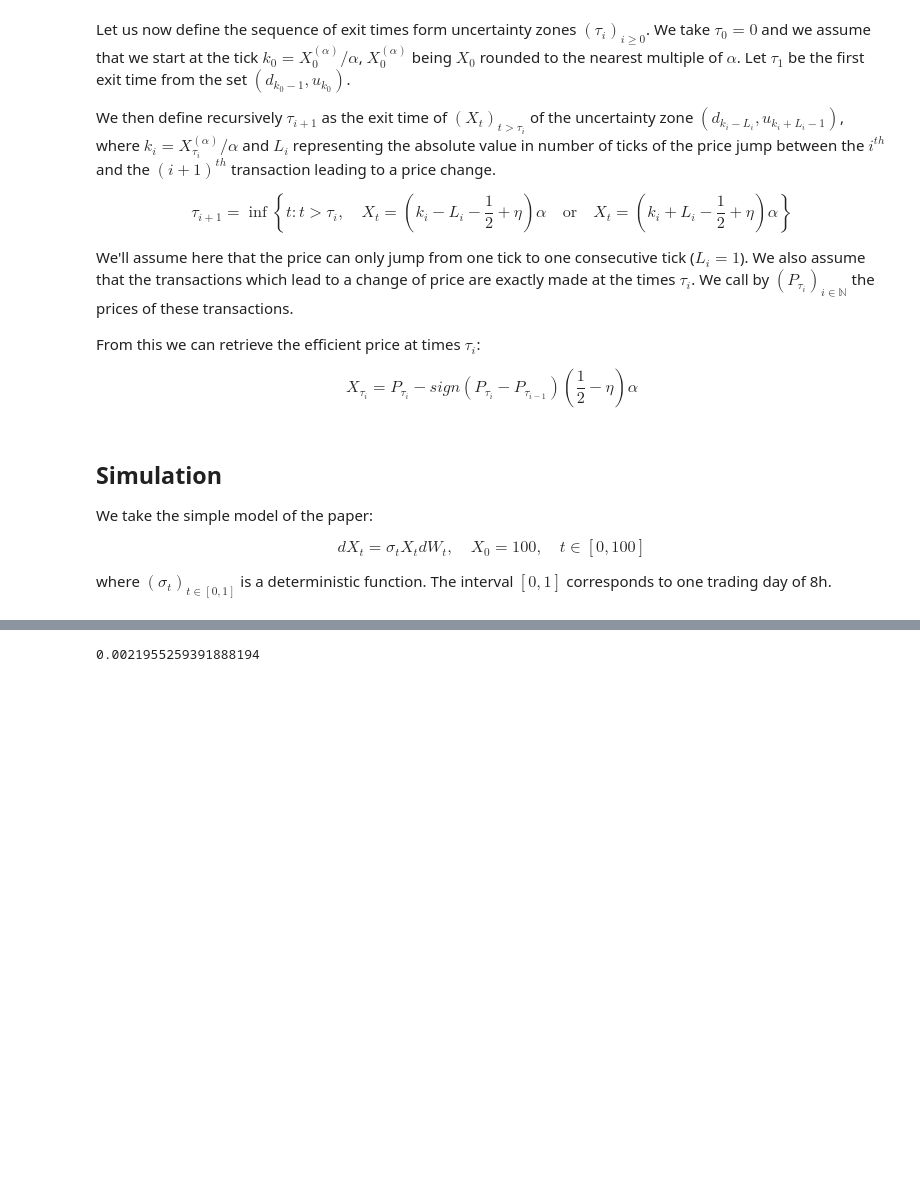
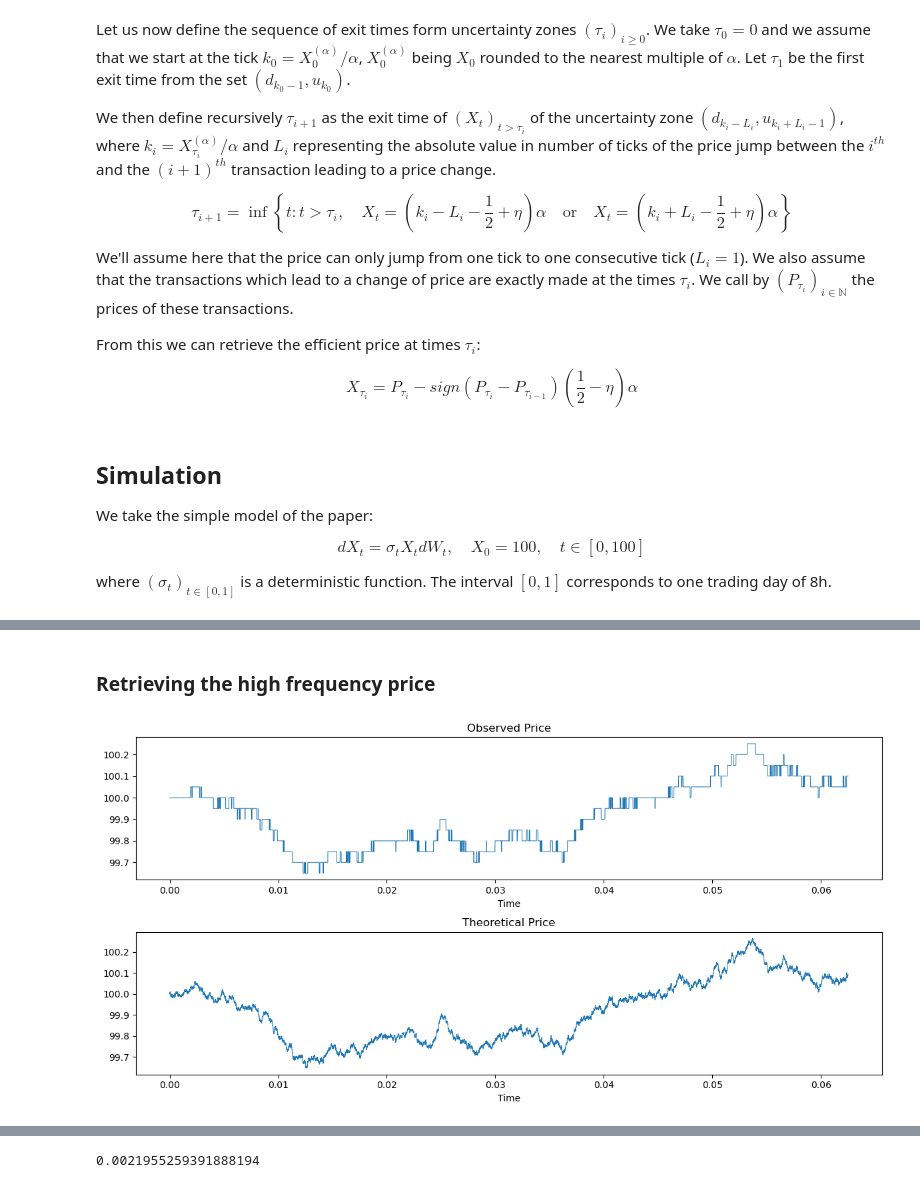
Before and after one commit to nicolassinott/HFT, a Jupyter notebook: notebooks/Uncertainty_zones/model.ipynb, the cells around one changed output, grey strips where cells are left out. Drawn from its saved outputs; the diff is of its cells as text; code cells hidden in the pictures; blank space fills up the shorter version.

```diff
--- a/notebooks/Uncertainty_zones/model.ipynb
+++ b/notebooks/Uncertainty_zones/model.ipynb
@@ -149,0 +96,73 @@ Text(0.5, 0, 'times')
+# %% [markdown]
+### Retrieving the high frequency price
+# %%
+def observed_price(mu: float, sigma: np.ndarray, S0: int, dt:float, t: np.ndarray, eta: float, alpha: float) -> np.ndarray:
+    '''S0 must be multiple of alpha
+    '''
+    dW = np.random.normal(0, 1, mesh)
+    S = np.zeros(dW.size)
+    S[0] = S0
+
+    for i in range(dW.size - 1):
+        dS = mu * dt + sigma[i] * dW[i] * np.sqrt(dt)
+        S[i+1] = S[i] * np.exp(dS)
+
+    S_hft = np.zeros(len(S))
+    S_hft[0] = S0
+
+    dk_m1 = ((S0/alpha - 1) + 1/2 - eta) * alpha
+    uk = (S0/alpha + 1/2 + eta) * alpha
+    ls = np.zeros(len(S))
+
+    time_to_change = np.zeros(len(S))
+    time0 = 0
+
+    for idx, S_curr in enumerate(S):
+        if idx == 0: continue
+        if S_curr < uk and S_curr > dk_m1:
+            S_hft[idx] = S_hft[idx-1]
+        else:
+            # Update the table of price change
+            time_to_change[idx] = idx - time0
+            time0 = idx
+
+            if S_curr >= uk:
+                l = 0
+                while S_curr >= uk:
+                    uk += alpha
+                    l += 1
+
+                S_hft[idx] = uk - (0.5 + eta) * alpha
+
+            else:
+                l = 0
+                while S_curr < dk_m1:
+                    dk_m1 -= alpha
+                    l += 1
+
+                S_hft[idx] = dk_m1 + (0.5 + eta) * alpha
+
+            dk_m1 = S_hft[idx] - alpha * (l - .5 + eta)
+            uk = S_hft[idx] + alpha * (l - .5 + eta)
+
+            ls[idx] = l
+
+    return S_hft, S, ls, time_to_change
+
+S_hft, S, ls, time_to_change = observed_price(mu, sigma, S0, dt, t, eta, alpha)
+
+time_simulation = 10 * (3600//2)
+fig, axs = plt.subplots(2, 1, figsize=(12, 6), sharex=False)
+
+axs[0].plot(t[:time_simulation], S_hft[:time_simulation], linewidth=0.7)
+axs[0].set_title('Observed Price')
+axs[0].set_xlabel('Time')
+
+axs[1].plot(t[:time_simulation], S[:time_simulation], linewidth=0.7)
+axs[1].set_title('Theoretical Price')
+axs[1].set_xlabel('Time')
+
+plt.tight_layout()
+plt.show()
+# %% [output]
+[figure, added]
```
Also changed, not shown: parts of 13 cells of this notebook.
